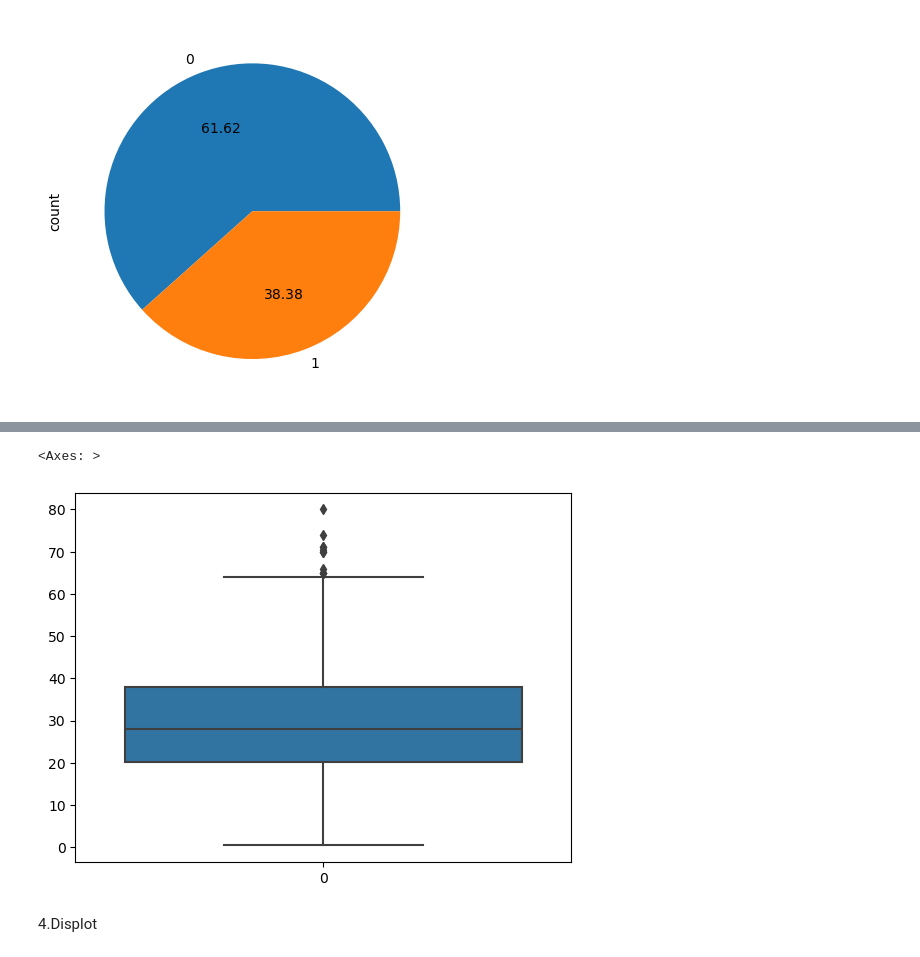
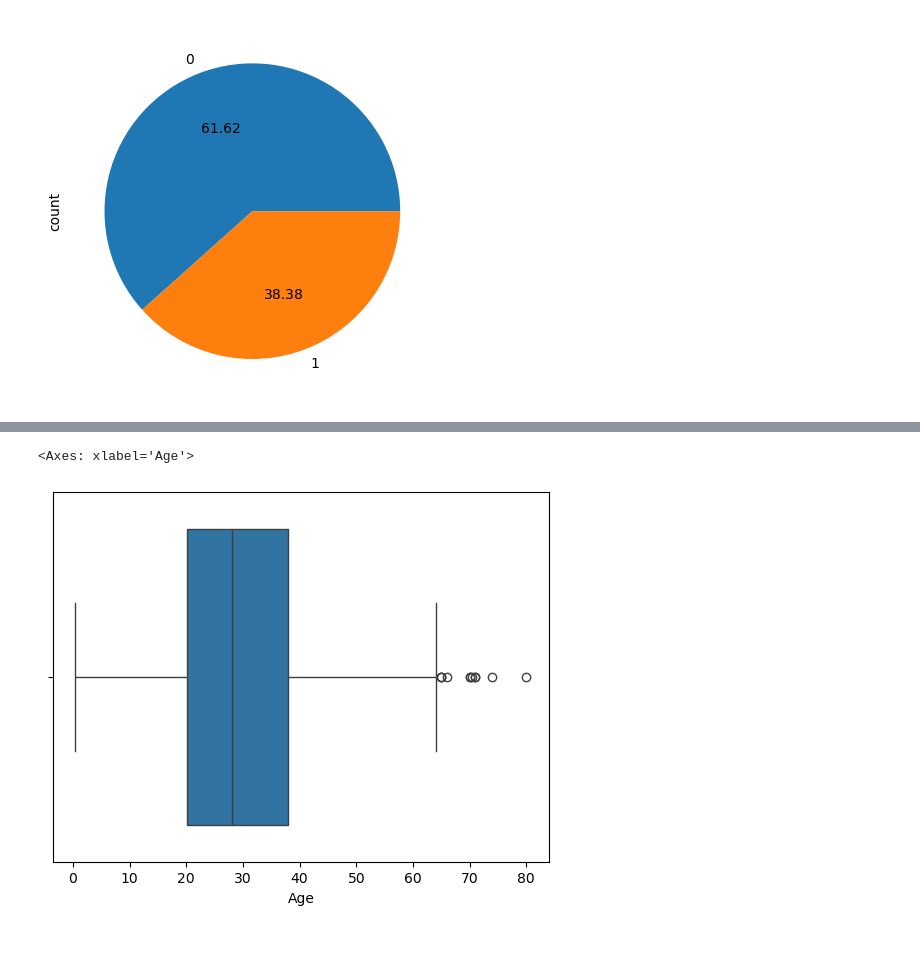
Before and after one commit to Tahamina1116/ml, a Jupyter notebook: univariate analysis.ipynb, the cells around one changed output, grey strips where cells are left out. Saved outputs shown, nothing was run; the diff lists cells and outputs as text; code cells hidden in the pictures.

```diff
--- a/univariate analysis.ipynb
+++ b/univariate analysis.ipynb
@@ -62,7 +105,5 @@ plt.hist(df['Age'])
 # %%
-sns.boxplot(df['Age'])
+sns.boxplot(x=df['Age'])
 # %% [output]
-<Axes: >
+<Axes: xlabel='Age'>
-[figure, old version]
+[figure, new version]
-# %% [markdown]
-4.Displot
```
Also changed, not shown: parts of 23 cells of this notebook.
